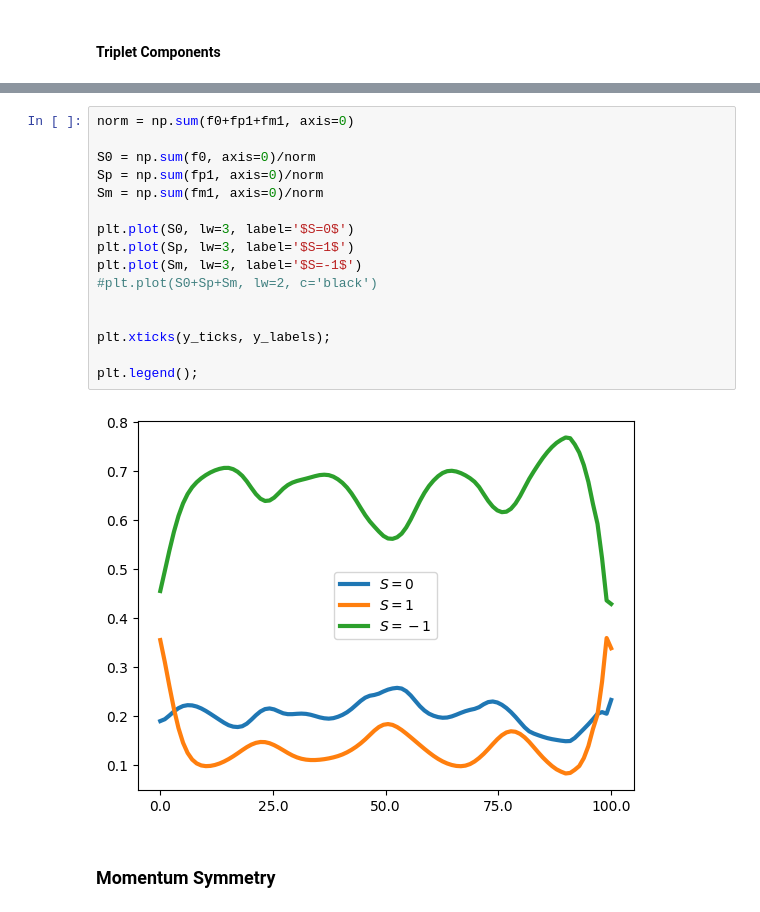
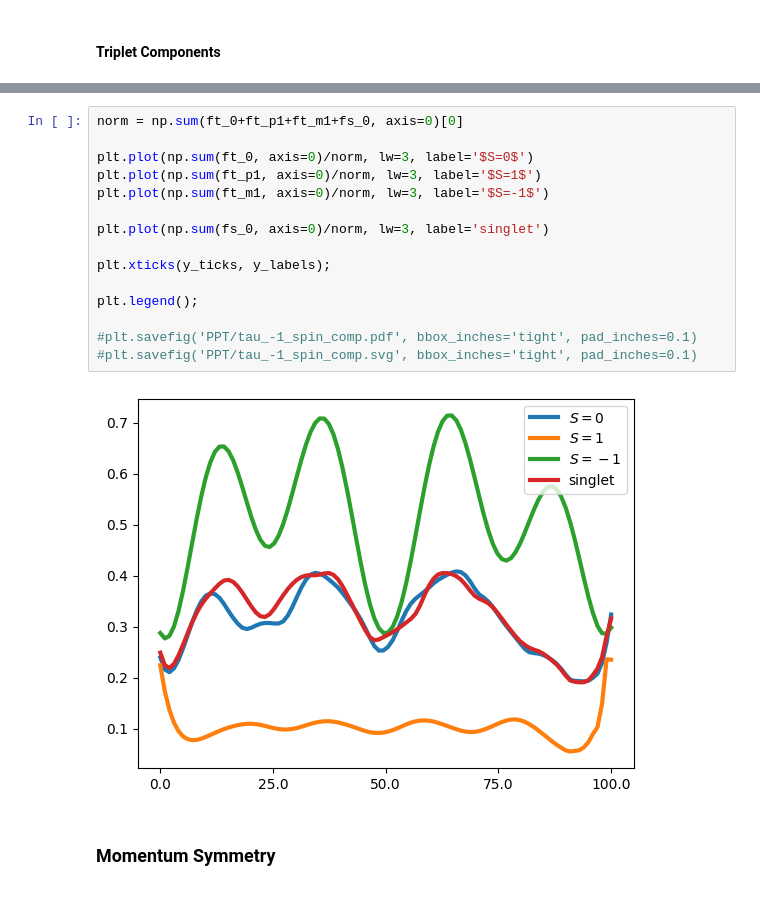
Before and after one commit to danidimic/MTI_SC_Gorkov, a Jupyter notebook: Pairing_Averaged_Bulk.ipynb, the cells around one changed output, grey strips where cells are left out. Cells and saved outputs as stored; diff of their text form.

Commit message:
correction on spin triplet components

```diff
--- a/Pairing_Averaged_Bulk.ipynb
+++ b/Pairing_Averaged_Bulk.ipynb
@@ -305,21 +312,20 @@ plt.show()
 # %%
-norm = np.sum(f0+fp1+fm1, axis=0)
+norm = np.sum(ft_0+ft_p1+ft_m1+fs_0, axis=0)[0]
 
-S0 = np.sum(f0, axis=0)/norm
-Sp = np.sum(fp1, axis=0)/norm
-Sm = np.sum(fm1, axis=0)/norm
+plt.plot(np.sum(ft_0, axis=0)/norm, lw=3, label='$S=0$')
+plt.plot(np.sum(ft_p1, axis=0)/norm, lw=3, label='$S=1$')
+plt.plot(np.sum(ft_m1, axis=0)/norm, lw=3, label='$S=-1$')
 
-plt.plot(S0, lw=3, label='$S=0$')
-plt.plot(Sp, lw=3, label='$S=1$')
-plt.plot(Sm, lw=3, label='$S=-1$')
-#plt.plot(S0+Sp+Sm, lw=2, c='black')
-
+plt.plot(np.sum(fs_0, axis=0)/norm, lw=3, label='singlet')
 
 plt.xticks(y_ticks, y_labels);
 
 plt.legend();
+
+#plt.savefig('PPT/tau_-1_spin_comp.pdf', bbox_inches='tight', pad_inches=0.1)
+#plt.savefig('PPT/tau_-1_spin_comp.svg', bbox_inches='tight', pad_inches=0.1)
 # %% [output]
-[figure, old version]
+[figure, new version]
 # %% [markdown]
 ### **Momentum Symmetry**
 # %%
```
Also changed, not shown: parts of 3 cells of this notebook, 5 other files.
